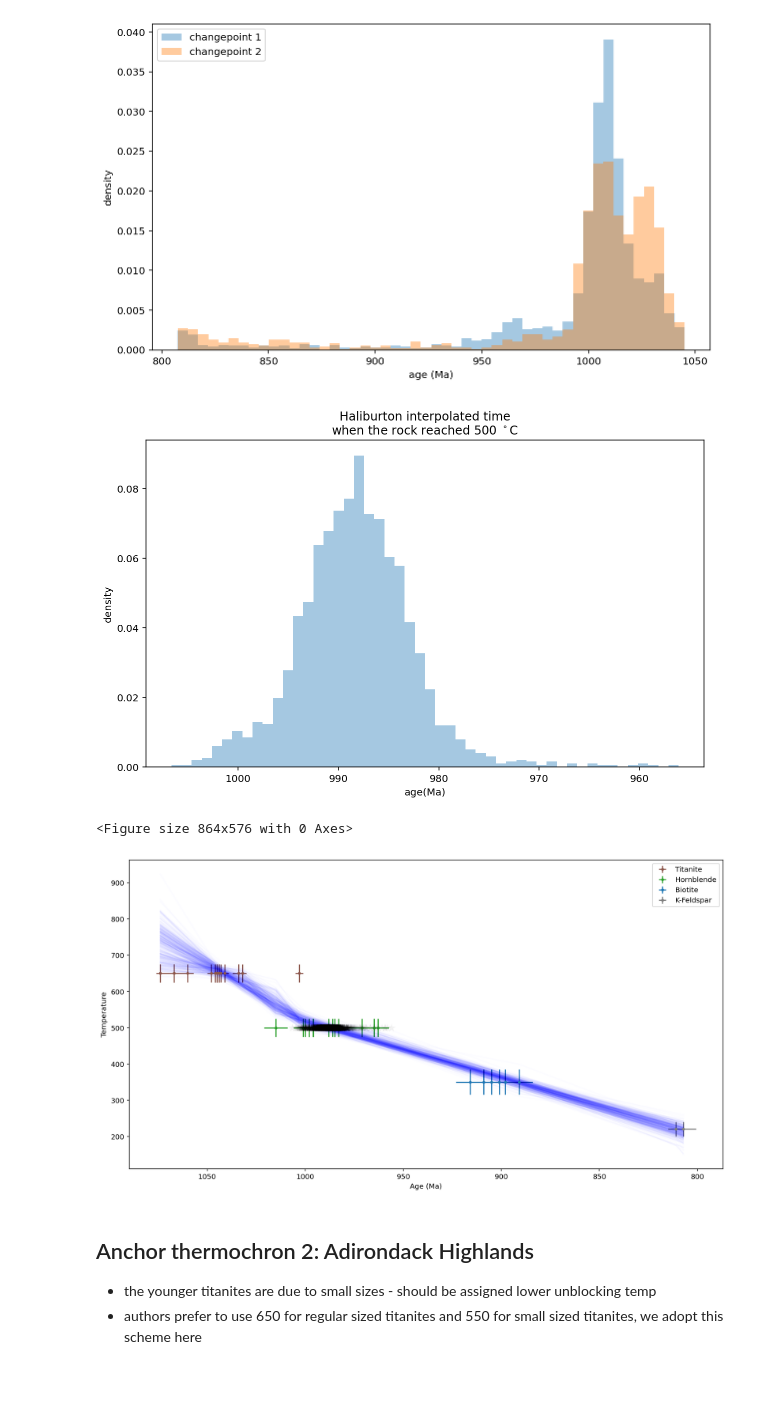
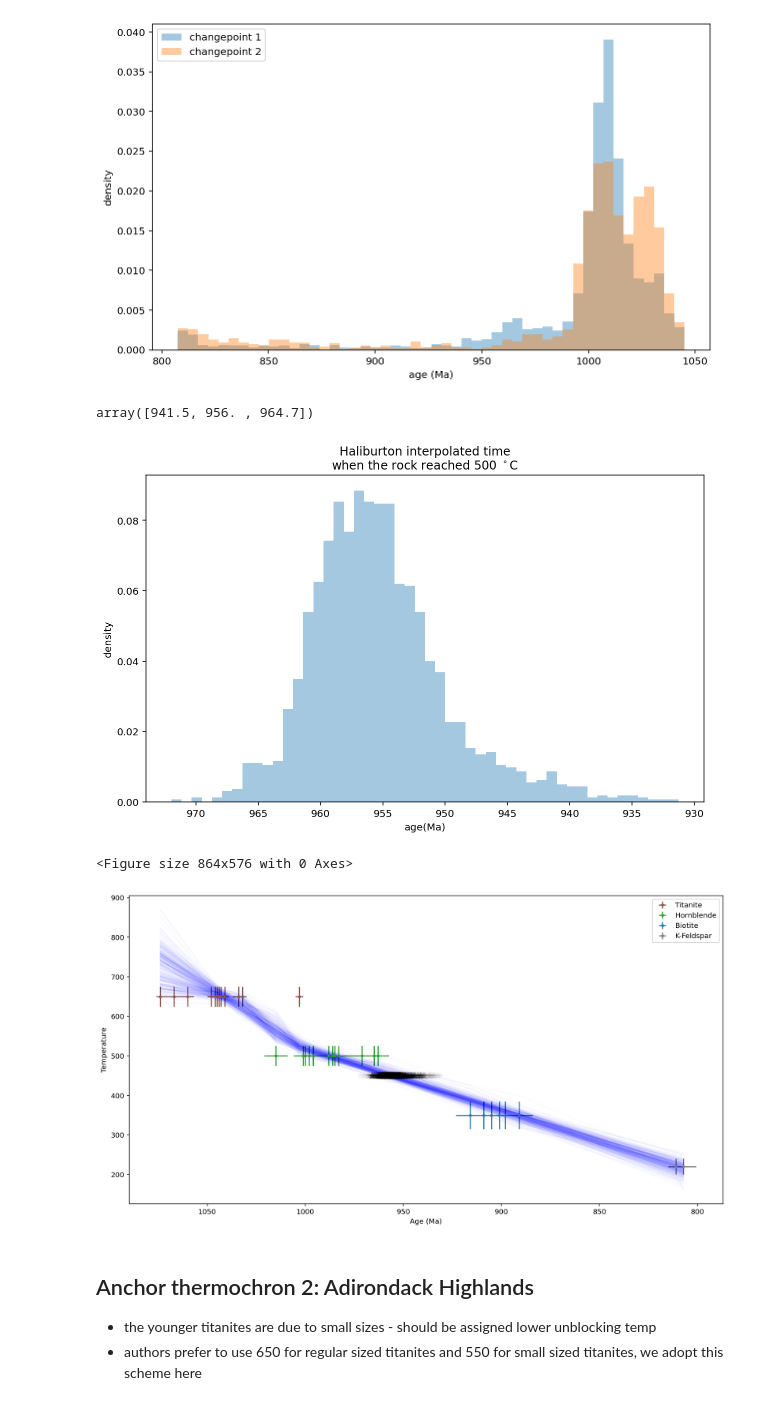
Before and after one commit to Swanson-Hysell-Group/Grenville_seminar, a Jupyter notebook: code/cooling_model.ipynb, the cells around one changed output. Saved outputs shown, nothing was run; the diff lists cells and outputs as text; code cells hidden in the pictures.

```diff
--- a/code/cooling_model.ipynb
+++ b/code/cooling_model.ipynb
@@ -225,7 +225,11 @@ plt.show()
 # %% [output]
 [figure]
 # %%
-Haliburton_age_at_500 = find_age_at_temp(Haliburton_trace_df, Haliburton_nominal_ages, 500, n_rates=3)
+Haliburton_age_at_500 = find_age_at_temp(Haliburton_trace_df, Haliburton_nominal_ages, 450, n_rates=3)
+# %%
+np.round(np.percentile(Haliburton_age_at_500, [2.5, 50, 97.5]), 1)
+# %% [output]
+array([941.5, 956. , 964.7])
 # %%
 plt.figure(figsize=(10,6))
 sns.distplot(Haliburton_age_at_500, kde=0, bins=50, norm_hist=1)
@@ -235,7 +239,7 @@ plt.title('Haliburton interpolated time\nwhen the rock reached 500 $^\circ$C' )
 plt.gca().invert_xaxis()
 plt.show()
 # %% [output]
-[figure, old version]
+[figure, new version]
 # %%
 n_samples = 500
 plt.figure(figsize=(12, 8))
@@ -244,35 +248,35 @@ plt.figure(figsize=(15, 8))
 for i in Haliburton_ages.Age_Material.unique():
     this_material = Haliburton_ages[Haliburton_ages['Age_Material'] == i]
     plt.errorbar(this_material['Age'], this_material['closure_temp'],
                  this_material['closure_temp_sigma'], this_material['Error_Plus'], fmt='.',
                  color=color_dict[i], ls='None', label=i)
 
 
 for j in range(n_samples):
     this_row = Haliburton_trace_df.sample(n=1)
     y=[]
     this_start_age = this_row['start_age'].values[0]
     this_start_temp = this_row['start_temp'].values[0]
 
     for i in range(len(Haliburton_nominal_ages)):
         y.append(get_cooling_history_3(this_start_age, this_start_temp,
                                   this_row['rate_1'].values[0], this_row['rate_2'].values[0], this_row['rate_3'].values[0],
                                   this_row['changepoint_1'].values[0], this_row['changepoint_2'].values[0], this_row['changepoint_3'].values[0],
                                              Haliburton_nominal_ages[i]))
     plt.plot([this_start_age]+Haliburton_nominal_ages, [this_start_temp]+y, color='b', alpha = 0.01)
-plt.scatter(Haliburton_age_at_500, np.full(len(Haliburton_age_at_500), 500),
+plt.scatter(Haliburton_age_at_500, np.full(len(Haliburton_age_at_500), 450),
             marker = '*', lw=0.1, c='k', alpha=0.05, edgecolor='k', s=120, zorder = 100)
 plt.ylabel('Temperature')
 plt.xlabel('Age (Ma)')
 plt.gca().invert_xaxis()
 # plt.ylim(0, 1200)
 # plt.xlim(1100, 750)
 plt.legend()
 plt.savefig('../figure/Haliburton_thermal_history.pdf')
 plt.show()
 # %% [output]
 <Figure size 864x576 with 0 Axes>
-[figure, old version]
+[figure, new version]
 # %% [markdown]
 ## Anchor thermochron 2: Adirondack Highlands
 - the younger titanites are due to small sizes - should be assigned lower unblocking temp
```
Also changed, not shown: parts of 7 cells of this notebook, 6 other files.
